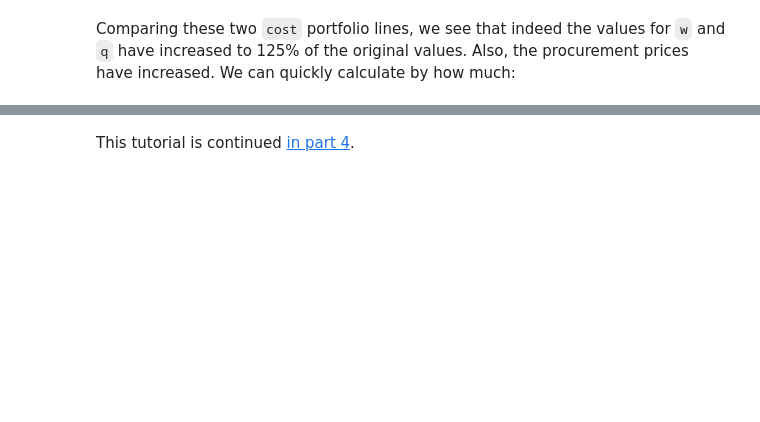
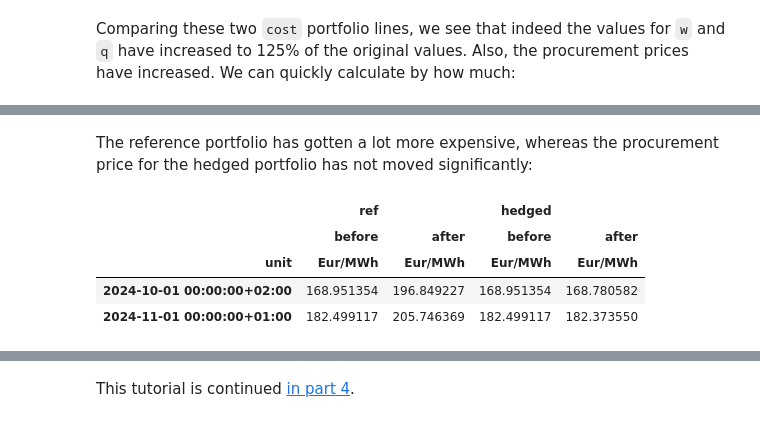
Before and after one commit to rwijtvliet/portfolyo, a Jupyter notebook: docs/tutorial/part3.ipynb, the cells around one changed output, grey strips where cells are left out. Cells and saved outputs as stored; diff of their text form; code cells hidden in the pictures; blank space fills up the shorter version.

```diff
--- a/docs/tutorial/part3.ipynb
+++ b/docs/tutorial/part3.ipynb
@@ -180,5 +211,5 @@ How much? Let's see. First, we create a new portfolio state, from the reference,
 # %%
-higherofftake = ref.offtake * 1.25
+higherofftake = ref.offtakevolume * 1.25
 pfs_higherofftake = ref.set_offtakevolume(higherofftake)
 cost_higherofftake = pfs_higherofftake.asfreq("MS").pnl_cost
 cost_higherofftake
@@ -231,0 +244,2 @@ We won't here do the calculations to see the effect on the procurement prices.
+# %%
+needed = ref.hedge_of_unsourced("val", "MS")  # value hedge with month products
@@ -231,0 +248,2 @@ We won't here do the calculations to see the effect on the procurement prices.
+# %%
+hedged = ref.add_sourced(pf.MultiPfLine({"newvolume": needed}))
@@ -231,0 +269,19 @@ We won't here do the calculations to see the effect on the procurement prices.
+# %%
+newprices = prices + pf.Q_(40, 'Eur/MWh')
+ref_higherprices = ref.set_unsourcedprice(newprices)
+hedged_higherprices = hedged.set_unsourcedprice(newprices)
+# %% [markdown]
+The reference portfolio has gotten a lot more expensive, whereas the procurement price for the hedged portfolio has not moved significantly:
+# %%
+pd.DataFrame({
+    ('ref', 'before'): ref.pnl_cost.asfreq('MS').p,
+    ('ref', 'after'): ref_higherprices.pnl_cost.asfreq('MS').p,
+    ('hedged', 'before'): hedged.pnl_cost.asfreq('MS').p,
+    ('hedged', 'after'): hedged_higherprices.pnl_cost.asfreq('MS').p,
+}).pint.dequantify()
+# %% [output]
+|  | ref |  | hedged |  |
+|  | before | after | before | after |
+| unit | Eur/MWh | Eur/MWh | Eur/MWh | Eur/MWh |
+| 2024-10-01 00:00:00+02:00 | 168.951354 | 196.849227 | 168.951354 | 168.780582 |
+| 2024-11-01 00:00:00+01:00 | 182.499117 | 205.746369 | 182.499117 | 182.373550 |
```
Also changed, not shown: parts of 39 cells of this notebook, 18 other files.
